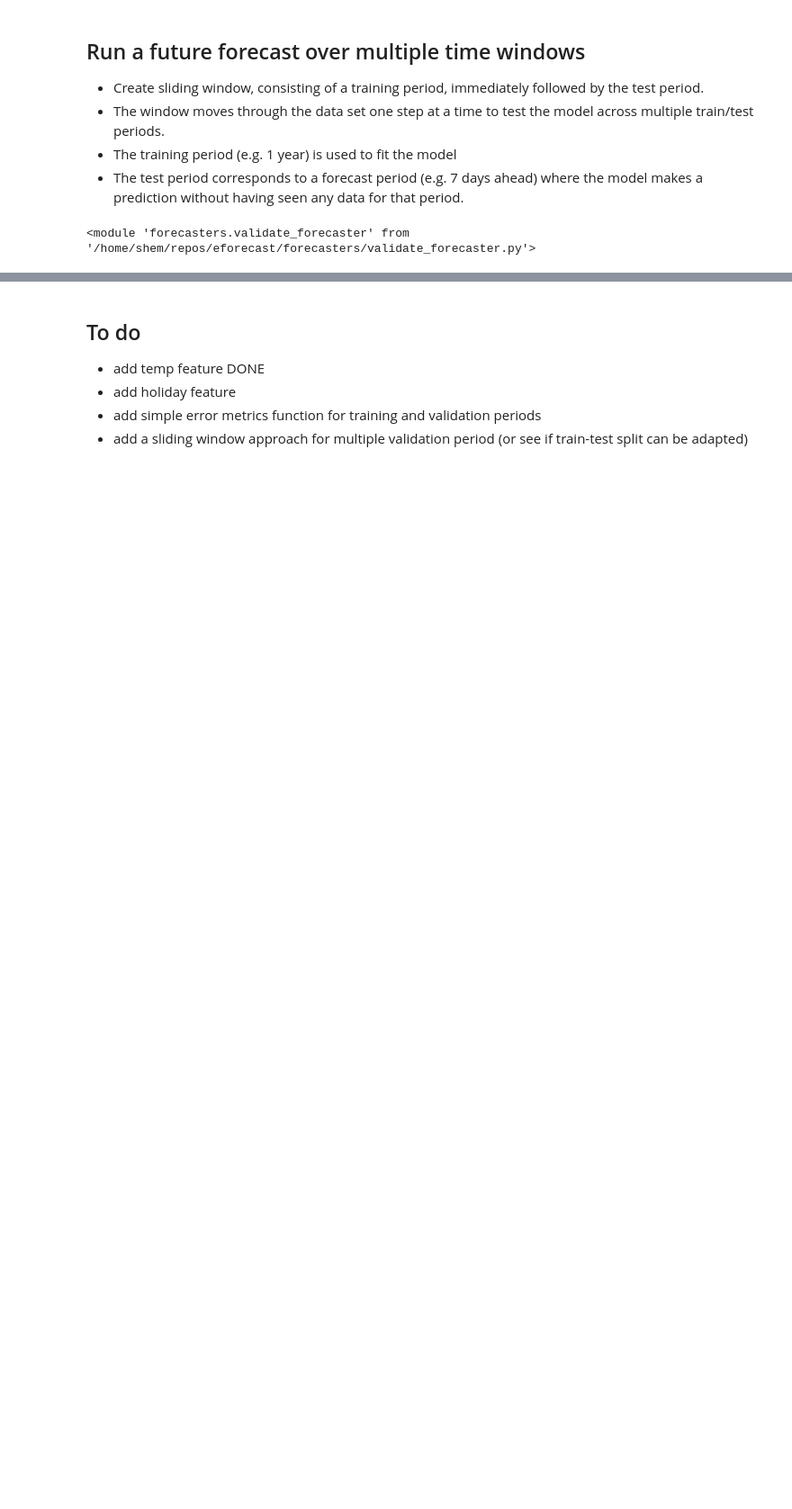
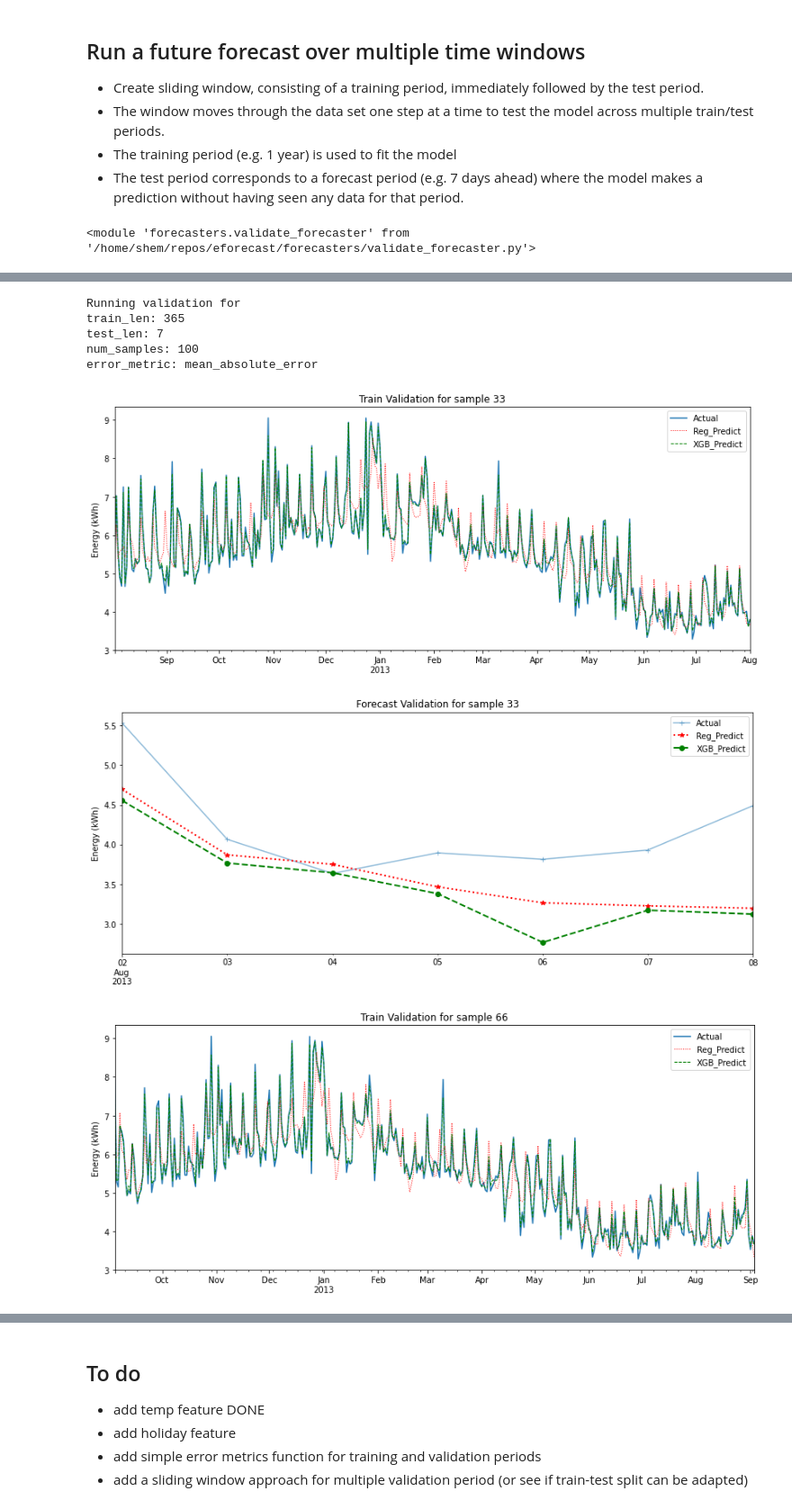
Before and after one commit to shemw/eforecast, a Jupyter notebook: eforecaster3.ipynb, the cells around one changed output, grey strips where cells are left out. Shown at 90% size. Drawn from its saved outputs; the diff is of its cells as text; code cells hidden in the pictures; blank space fills up the shorter version.

```diff
--- a/eforecaster3.ipynb
+++ b/eforecaster3.ipynb
@@ -198,0 +182,11 @@ array([ 0,  1,  2,  3,  4,  5,  6,  7,  8,  9, 10, 11, 12, 13, 14, 15, 16,
+# %%
+df_metrics = validation.run(num_samples=100, error_metric=metrics.mean_absolute_error, plotting=True)
+# %% [output]
+Running validation for
+train_len: 365
+test_len: 7
+num_samples: 100
+error_metric: mean_absolute_error
+[figure, added]
+[figure, added]
+[figure, added]
```
Also changed, not shown: parts of 13 cells of this notebook, 4 other files.
